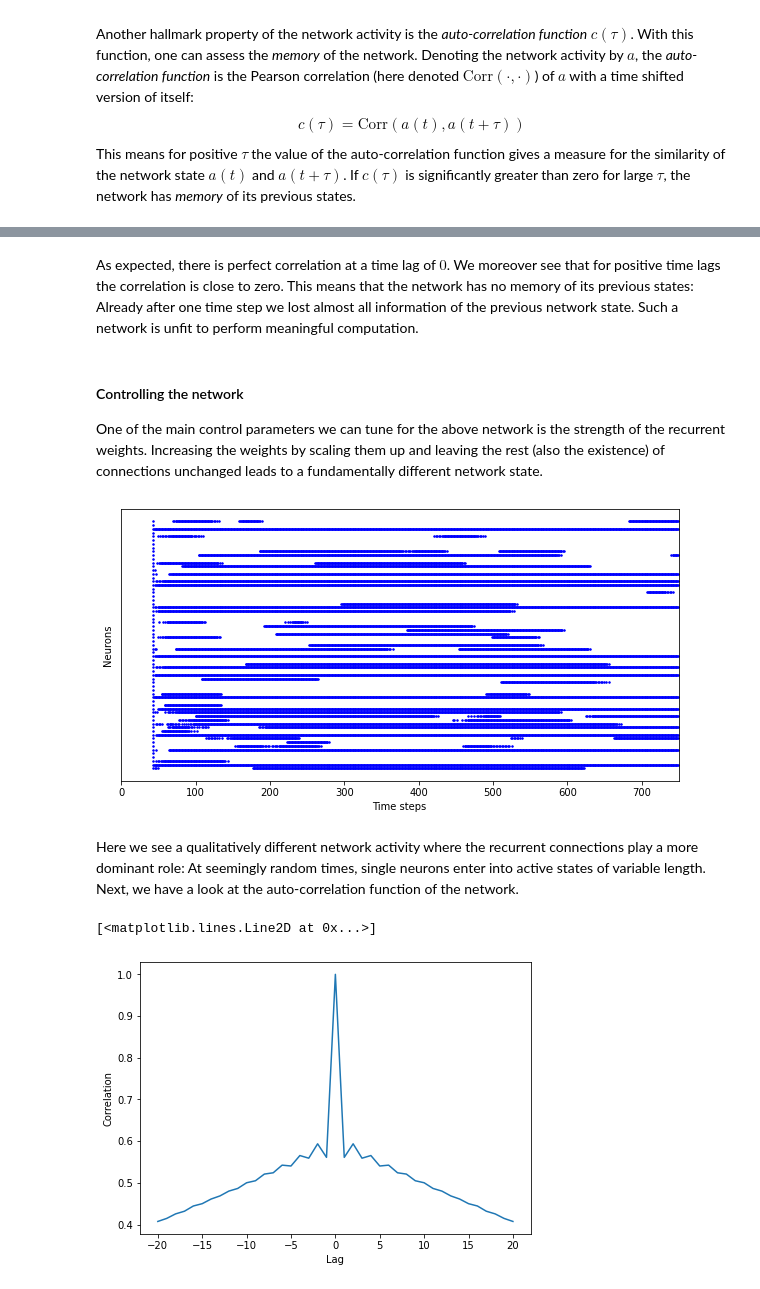
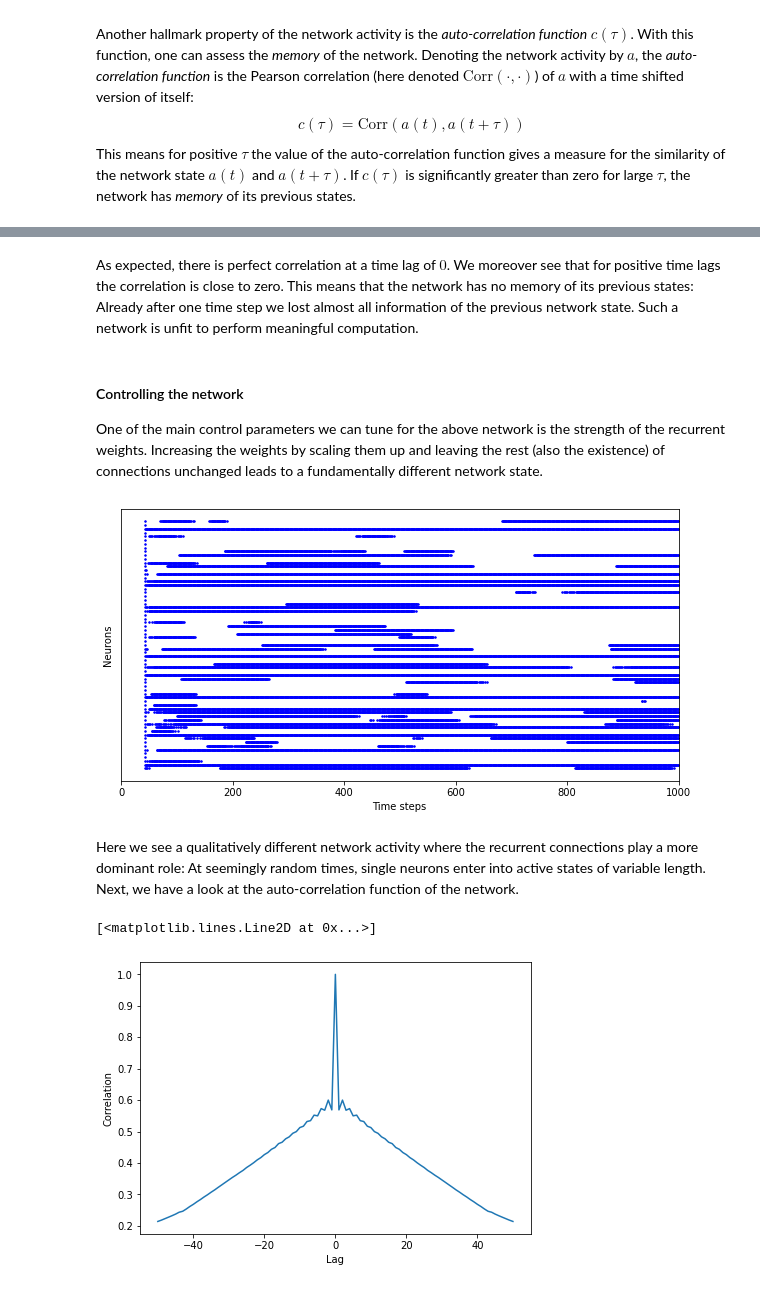
Before and after one commit to lava-nc/lava, a Jupyter notebook: tutorials/end_to_end/tutorial02_excitatory_inhibitory_network.ipynb, the cells around one changed output, grey strips where cells are left out. Drawn from its saved outputs; the diff is of its cells as text; code cells hidden in the pictures.

```diff
--- a/tutorials/end_to_end/tutorial02_excitatory_inhibitory_network.ipynb
+++ b/tutorials/end_to_end/tutorial02_excitatory_inhibitory_network.ipynb
@@ -183,7 +185,7 @@ from lava.magma.core.run_configs import Loihi1SimCfg
 from lava.proc.io import sink, source
 
 # Configurations for execution
-num_steps = 750
+num_steps = 1000
 rcfg = Loihi1SimCfg(select_tag='floating_pt', select_sub_proc_model=True)
 run_cond = RunSteps(num_steps=num_steps)
 
@@ -261,7 +263,7 @@ If $c(\tau)$ is significantly greater than zero for large $\tau$, the network ha
 # %%
 from scipy.stats import pearsonr
 
-def auto_corr_fct(spks, max_lag=20):
+def auto_corr_fct(spks, max_lag=50):
     """Auto-correlation function of parallel spike trains
 
     Parameters
@@ -305,8 +307,8 @@ plt.plot(lags, ac_fct)
-# %% [markdown]
-As expected, there is perfect correlation at a time lag of $0$. </br>
-We moreover see that for positive time lags the correlation is close to zero. </br>
-This means that the network has no memory of its previous states: Already after one time step we lost almost all information of the previous network state. </br>
-Such a network is unfit to perform meaningful computation.
+# %% [markdown]
+As expected, there is perfect correlation at a time lag of $0$. </br>
+We moreover see that for positive time lags the correlation is close to zero. </br>
+This means that the network has no memory of its previous states: Already after one time step we lost almost all information of the previous network state. </br>
+Such a network is unfit to perform meaningful computation.
 # %% [markdown]
 #### Controlling the network
 One of the main control parameters we can tune for the above network is the strength of the recurrent weights. </br>
@@ -337,19 +339,19 @@ network_critical.stop()
 # %%
 fig = raster_plot(spks=spks_critical)
 # %% [output]
-[figure, old version]
+[figure, new version]
 # %% [markdown]
 Here we see a qualitatively different network activity where the recurrent connections play a more dominant role: </br>
 At seemingly random times, single neurons enter into active states of variable length. </br>
 Next, we have a look at the auto-correlation function of the network.
 # %%
-lags, ac_fct_strong_weights = auto_corr_fct(spks=spks_critical, max_lag=20)
+lags, ac_fct_strong_weights = auto_corr_fct(spks=spks_critical)
 
 # Plotting the auto-correlation function
 plt.figure(figsize=(7,5))
 plt.xlabel('Lag')
 plt.ylabel('Correlation')
 plt.plot(lags, ac_fct_strong_weights)
 # %% [output]
 [<matplotlib.lines.Line2D at 0x...>]
-[figure, old version]
+[figure, new version]
```
Also changed, not shown: parts of 30 cells of this notebook.
